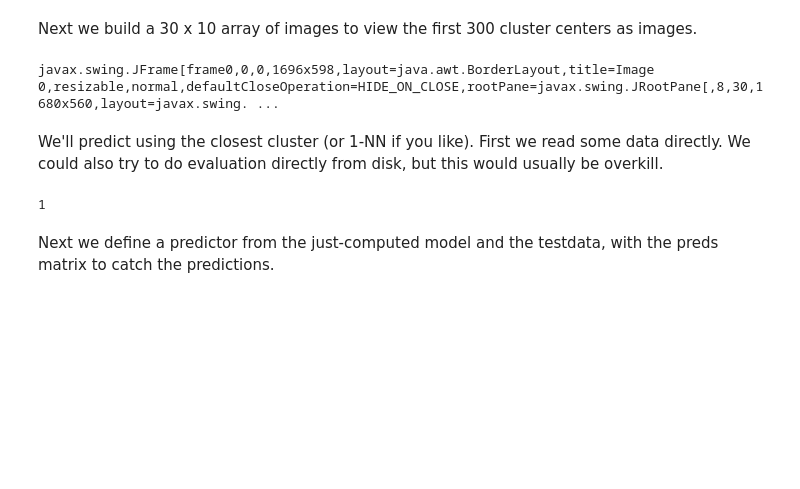
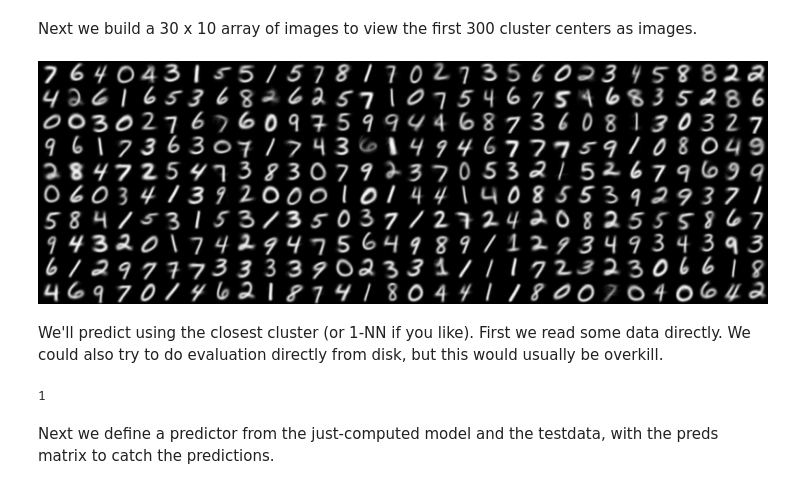
Before and after one commit to BIDData/BIDMach, a Jupyter notebook: tutorials/MLscalePart1.ipynb, the cells around one changed output. Cells and saved outputs as stored; diff of their text form; code cells hidden in the pictures; blank space fills up the shorter version.

```diff
--- a/tutorials/MLscalePart1.ipynb
+++ b/tutorials/MLscalePart1.ipynb
@@ -102,18 +102,18 @@ Next we build a 30 x 10 array of images to view the first 300 cluster centers as
 # %%
 val nx = 30
 val ny = 10
 val im = zeros(28,28)
 val allim = zeros(28*nx,28*ny)
 for (i<-0 until nx) {
     for (j<-0 until ny) {
         val slice = modelmat(i+nx*j,10->794)
         im(?) = slice(?)
         allim((28*i)->(28*(i+1)), (28*j)->(28*(j+1))) = im
     }
 }
-Image.show(allim kron ones(2,2))
+show(allim kron ones(2,2))
 # %% [output]
-javax.swing.JFrame[frame0,0,0,1696x598,layout=java.awt.BorderLayout,title=Image 0,resizable,normal,defaultCloseOperation=HIDE_ON_CLOSE,rootPane=javax.swing.JRootPane[,8,30,1680x560,layout=javax.swing. ...
+[figure, added]
 # %% [markdown]
 We'll predict using the closest cluster (or 1-NN if you like). First we read some data directly. We could also try to do evaluation directly from disk, but this would usually be overkill.
 # %%
```
Also changed, not shown: parts of 14 cells of this notebook, 6 other files.
